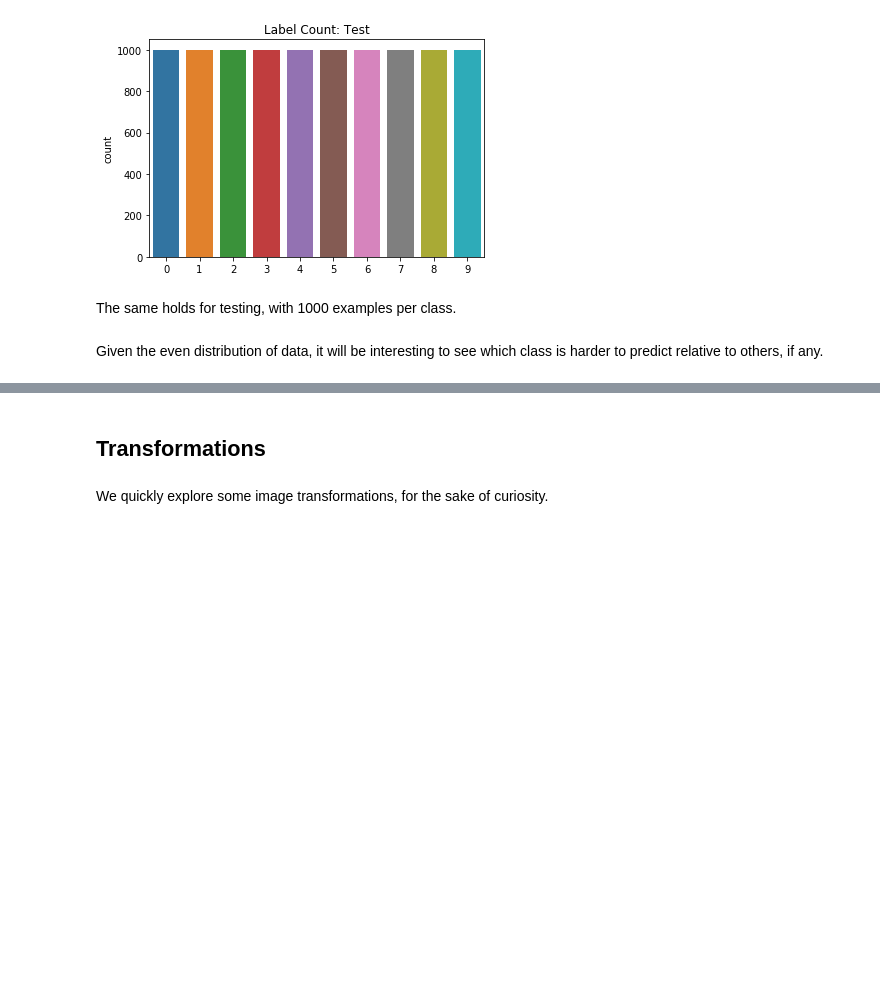
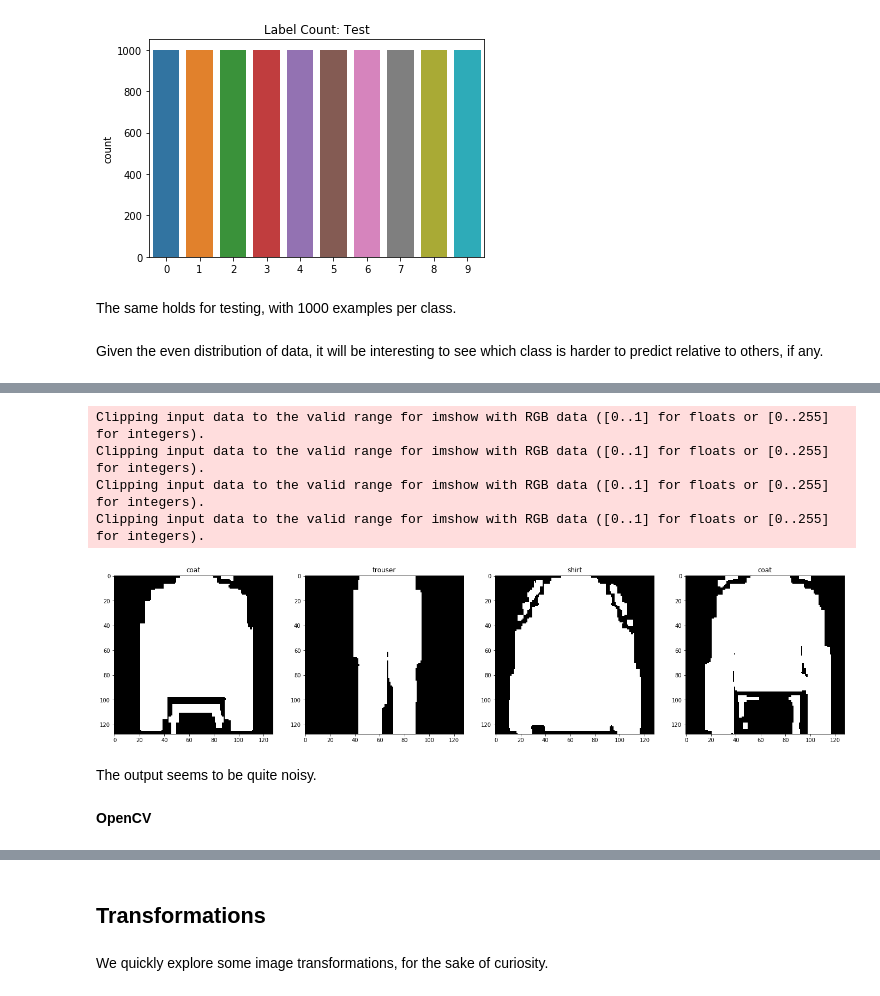
Before and after one commit to guidj/fashion-mnist, a Jupyter notebook: notebooks/x00-explore-fmnist.ipynb, the cells around one changed output, grey strips where cells are left out. Saved outputs shown, nothing was run; the diff lists cells and outputs as text; code cells hidden in the pictures; blank space fills up the shorter version.

```diff
--- a/notebooks/x00-explore-fmnist.ipynb
+++ b/notebooks/x00-explore-fmnist.ipynb
@@ -64,0 +150,18 @@ Given the even distribution of data, it will be interesting to see which class i
+# %%
+def keras_image_resize(image: np.ndarray, new_size: Tuple[int, int]) -> np.ndarray:
+    from keras.preprocessing import image as kimage
+    image_3d = np.dstack([image] * 3)
+    return kimage.img_to_array(kimage.array_to_img(image_3d, scale=True).resize(new_size))
+# %%
+show_images([keras_image_resize(reshape(X_test[i].astype('uint8')), new_size=(128, 128)) for i in samples_idx],
+           titles=[LABEL_NAMES[y_test[i]] for i in samples_idx])
+# %% [output]
+Clipping input data to the valid range for imshow with RGB data ([0..1] for floats or [0..255] for integers).
+Clipping input data to the valid range for imshow with RGB data ([0..1] for floats or [0..255] for integers).
+Clipping input data to the valid range for imshow with RGB data ([0..1] for floats or [0..255] for integers).
+Clipping input data to the valid range for imshow with RGB data ([0..1] for floats or [0..255] for integers).
+[figure, added]
+# %% [markdown]
+The output seems to be quite noisy.
+# %% [markdown]
+**OpenCV**
```
Also changed, not shown: parts of 35 cells of this notebook, 2 other files.
